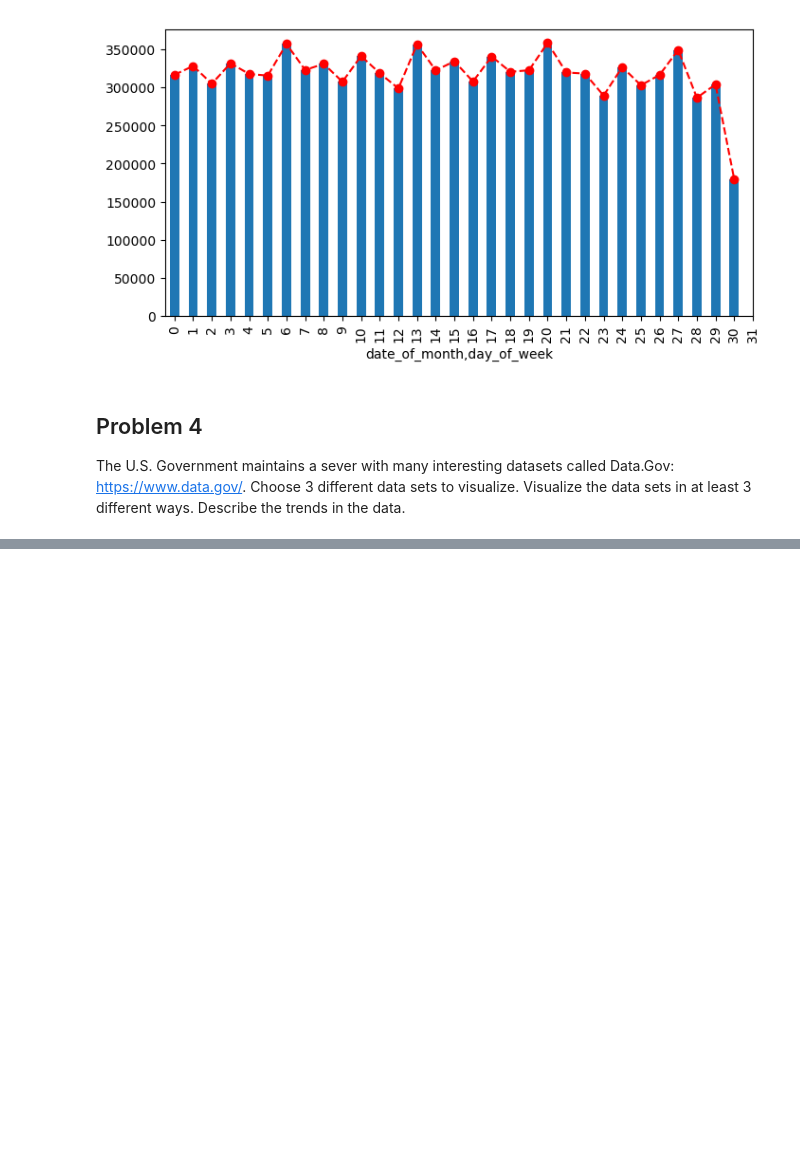
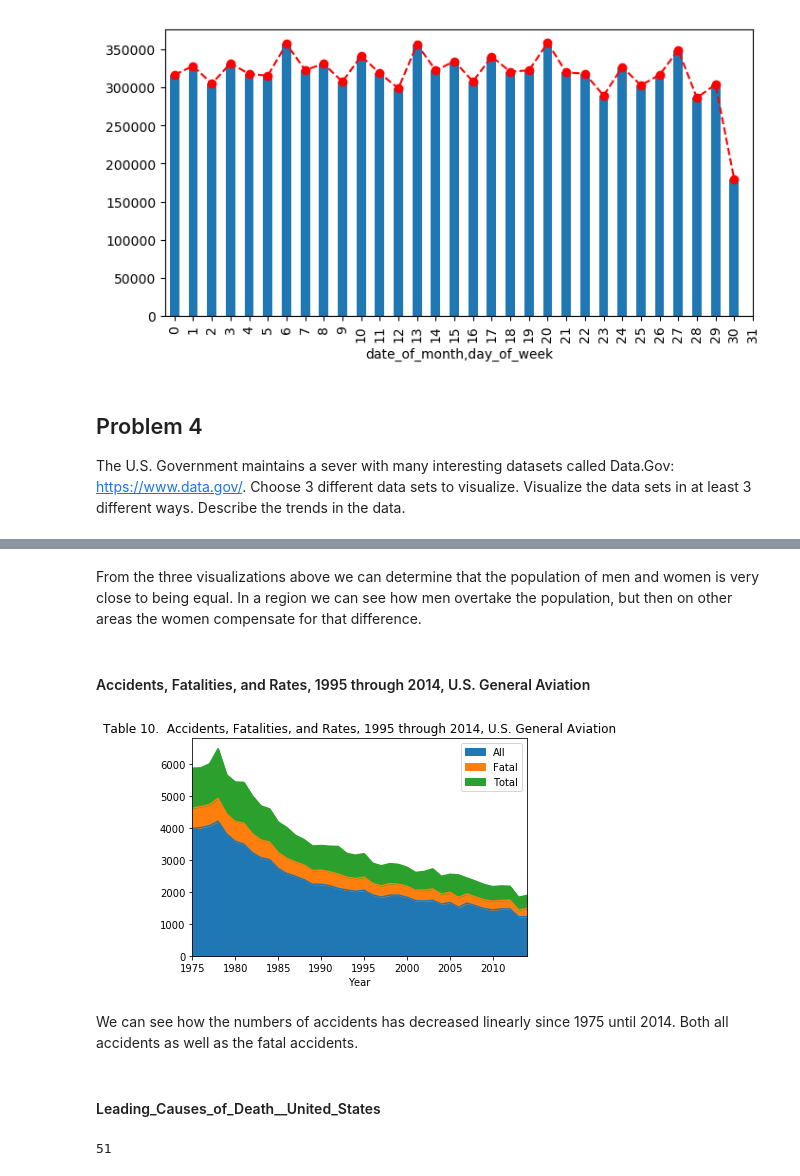
Before and after one commit to jesuszarate/VisForScientificData, a Jupyter notebook: Assignment1/Assignment1.ipynb, the cells around one changed output, grey strips where cells are left out. Saved outputs shown, nothing was run; the diff lists cells and outputs as text; code cells hidden in the pictures; blank space fills up the shorter version.

```diff
--- a/Assignment1/Assignment1.ipynb
+++ b/Assignment1/Assignment1.ipynb
@@ -288,0 +289,54 @@ plt.show()
+# %% [markdown]
+From the three visualizations above we can determine that the population of men and women is very close to being equal. In a region we can see how men overtake the population, but then on other areas the women compensate for that difference.
+# %% [markdown]
+#### Accidents, Fatalities, and Rates, 1995 through 2014, U.S. General Aviation
+# %%
+data = pd.read_csv('data/table10_2014.csv')
+
+
+data['All'] = pd.to_numeric(data['All'].str.replace(',', ''))
+data['Total'] = pd.to_numeric(data['Total'].str.replace(',', ''))
+
+p = data[['All','Fatal', 'Total']].plot.area(x = data['Year'], title='Table 10.  Accidents, Fatalities, and Rates, 1995 through 2014, U.S. General Aviation')
+
+plt.show()
+# %% [output]
+[figure, added]
+# %% [markdown]
+We can see how the numbers of accidents has decreased linearly since 1975 until 2014. Both all accidents as well as the fatal accidents.
+# %% [markdown]
+#### Leading_Causes_of_Death__United_States
+# %%
+data = pd.read_csv('data/NCHS_-_Leading_Causes_of_Death__United_States.csv')
+
+data_als = data[(data['Cause Name'] == 'Alzheimer\'s disease') & (data['Year'] == 2015)]
+# d = data_als.groupby('State')['Deaths']
+# d = data.groupby('State').agg({'Deaths': np.sum, 'Age-adjusted Death Rate':np.})
+# d
+# d.size()
+
+# data_als
+# parallel_coordinates(data_als[['Deaths','State','Cause Name']], 'Year')
+# plt.show()
+
+data_als = data_als[(data_als['State'] != 'United States')]
+
+tot = data_als[['Deaths','State', 'Age-adjusted Death Rate']]['Deaths'].sum()
+
+# death_rate[] =
+# data_als
+
+df = pd.DataFrame(columns=['death_rate'
+                           ,'State'
+                          ])
+                          # ,'Death Rate'])
+
+df['death_rate'] = data_als['Deaths']/tot
+df['State'] = data_als['State']
+# df['Death Rate'] = data_als['Age-adjusted Death Rate']
+# df.plot.pie(['State', 'death_rate'])
+
+# plt.show()
+len(df)
+# %% [output]
+51
```
Also changed, not shown: parts of 6 cells of this notebook.
